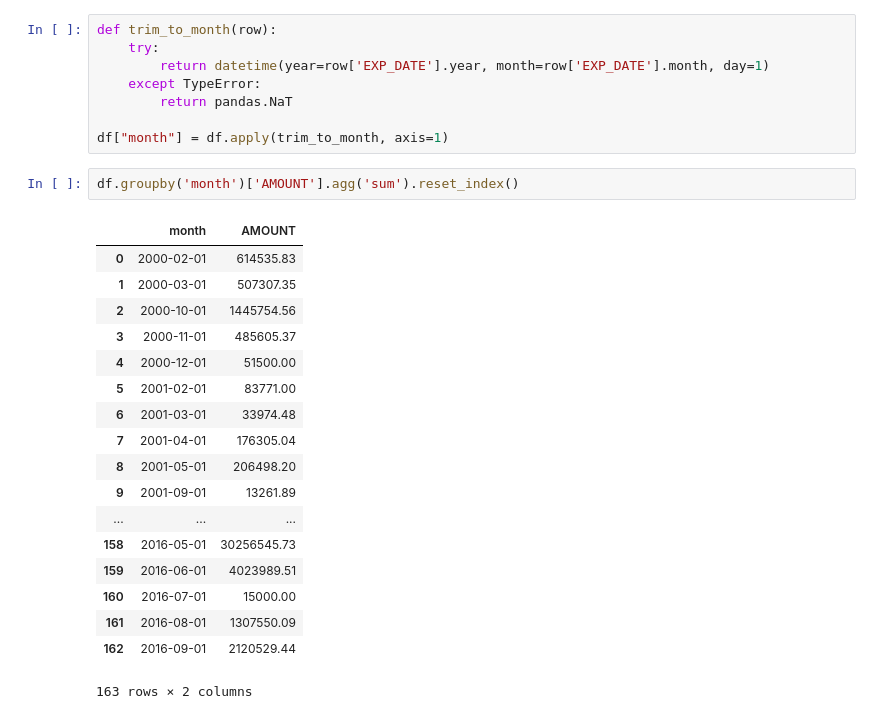
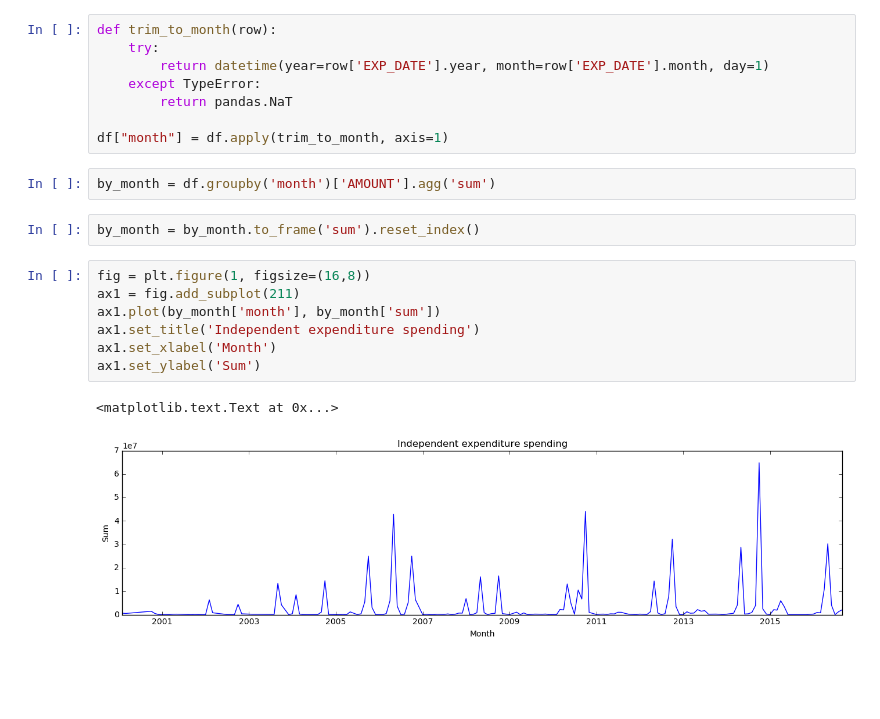
Before and after one commit to palewire/python-calaccess-notebooks, a Jupyter notebook: independent expenditures.ipynb, the cells around one changed output. Cells and saved outputs as stored; diff of their text form; blank space fills up the shorter version.

```diff
--- a/independent expenditures.ipynb
+++ b/independent expenditures.ipynb
@@ -160,23 +183,16 @@ def trim_to_month(row):
 
 df["month"] = df.apply(trim_to_month, axis=1)
 # %%
-df.groupby('month')['AMOUNT'].agg('sum').reset_index()
+by_month = df.groupby('month')['AMOUNT'].agg('sum')
-# %% [output]
-|  | month | AMOUNT |
-| 0 | 2000-02-01 | 614535.83 |
-| 1 | 2000-03-01 | 507307.35 |
-| 2 | 2000-10-01 | 1445754.56 |
-| 3 | 2000-11-01 | 485605.37 |
-| 4 | 2000-12-01 | 51500.00 |
-| 5 | 2001-02-01 | 83771.00 |
-| 6 | 2001-03-01 | 33974.48 |
-| 7 | 2001-04-01 | 176305.04 |
-| 8 | 2001-05-01 | 206498.20 |
-| 9 | 2001-09-01 | 13261.89 |
-| ... | ... | ... |
-| 158 | 2016-05-01 | 30256545.73 |
-| 159 | 2016-06-01 | 4023989.51 |
-| 160 | 2016-07-01 | 15000.00 |
-| 161 | 2016-08-01 | 1307550.09 |
-| 162 | 2016-09-01 | 2120529.44 |
-163 rows × 2 columns
+# %%
+by_month = by_month.to_frame('sum').reset_index()
+# %%
+fig = plt.figure(1, figsize=(16,8))
+ax1 = fig.add_subplot(211)
+ax1.plot(by_month['month'], by_month['sum'])
+ax1.set_title('Independent expenditure spending')
+ax1.set_xlabel('Month')
+ax1.set_ylabel('Sum')
+# %% [output]
+<matplotlib.text.Text at 0x...>
+[figure, added]
```
Also changed, not shown: parts of 16 cells of this notebook.
